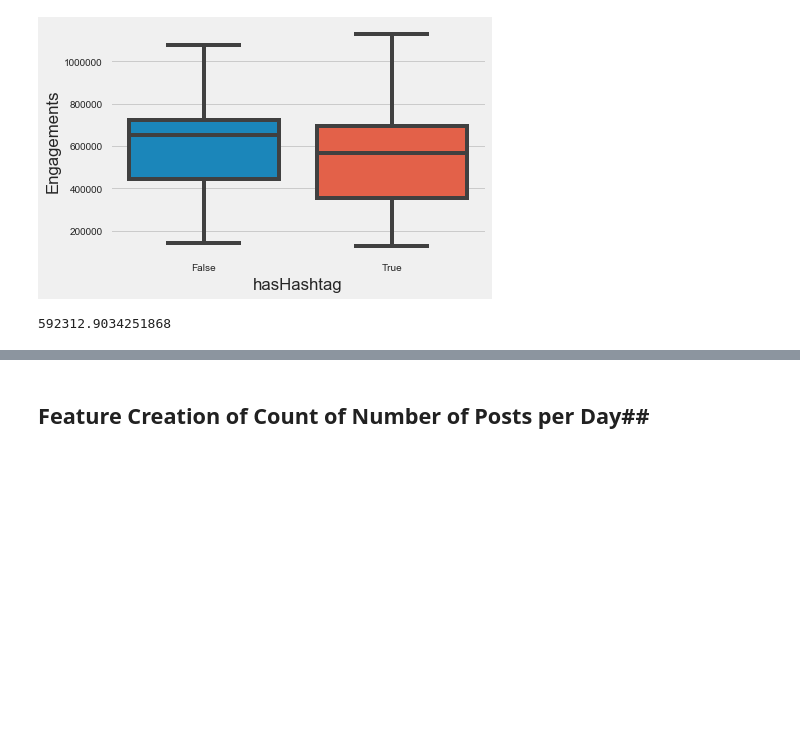
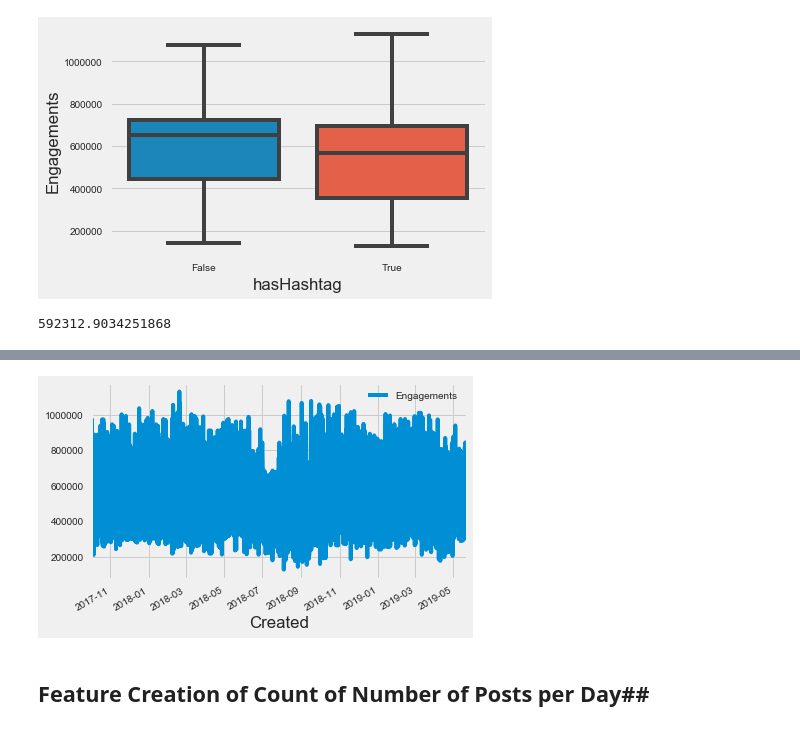
Before and after one commit to frankhu19/NBA2019, a Jupyter notebook: BA_EDA.ipynb, the cells around one changed output, grey strips where cells are left out. Cells and saved outputs as stored; diff of their text form; code cells hidden in the pictures; blank space fills up the shorter version.

Commit message:
Add time factor to engagements

```diff
--- a/BA_EDA.ipynb
+++ b/BA_EDA.ipynb
@@ -656,3 +635,7 @@ data
+# %%
+data.plot.line(x="Created", y="Engagements");
+# %% [output]
+[figure, added]
 # %% [markdown]
 ## Feature Creation of Count of Number of Posts per Day##
 # %%
```
Also changed, not shown: parts of 1 cell of this notebook.
